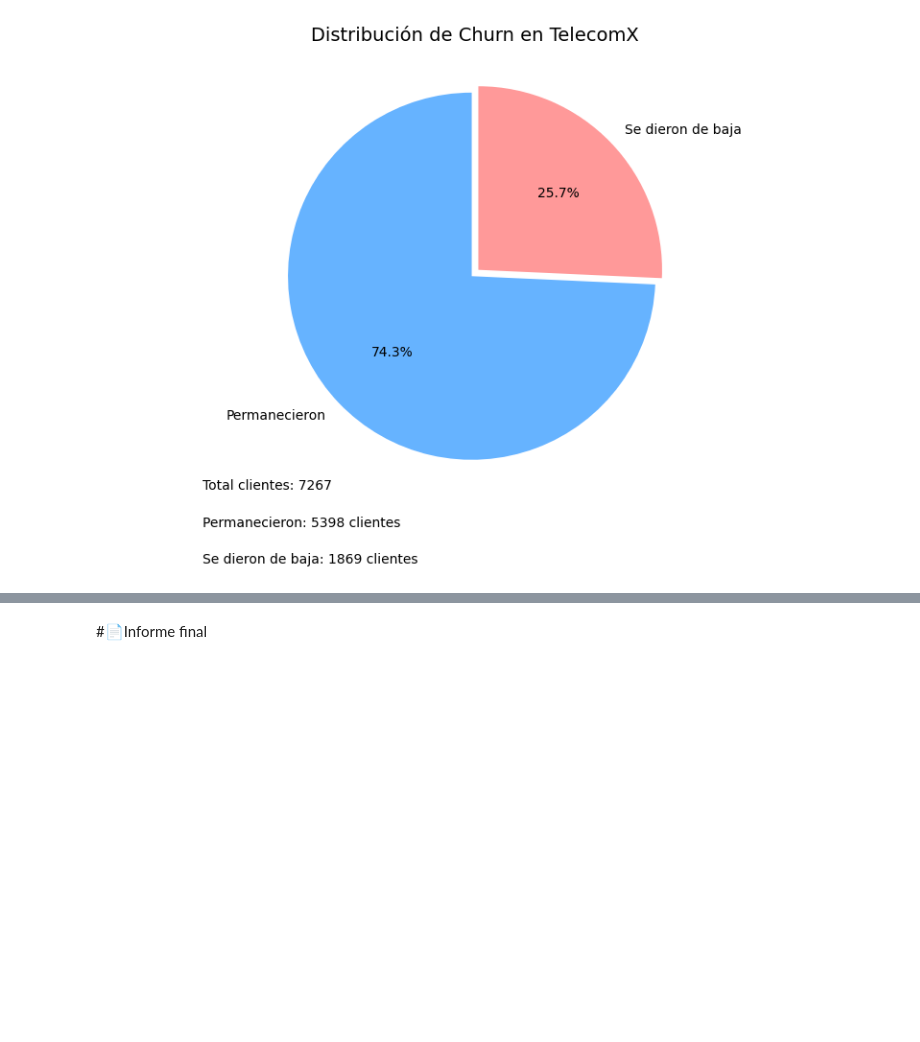
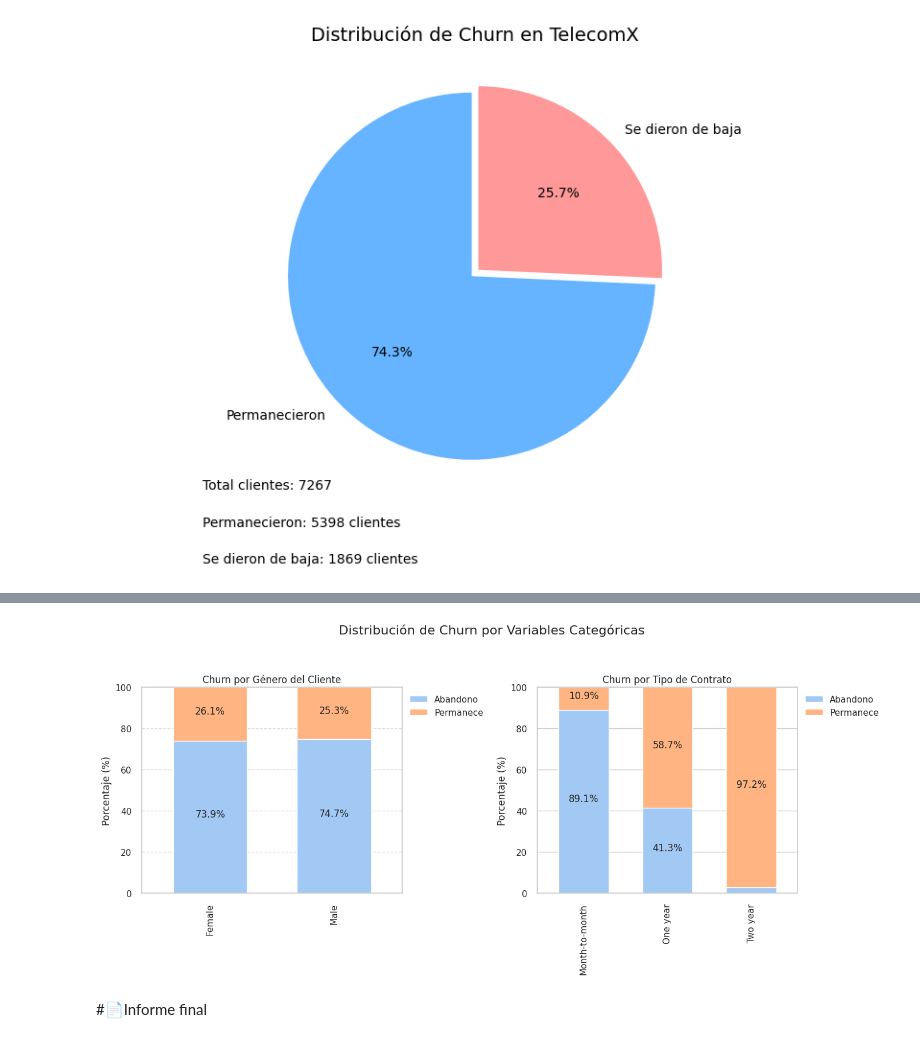
Before and after one commit to Sebas1020h/Challenge-TelecomX-pt-1, a Jupyter notebook: TelecomX_LATAM.ipynb, the cells around one changed output, grey strips where cells are left out. Drawn from its saved outputs; the diff is of its cells as text; code cells hidden in the pictures; blank space fills up the shorter version.

```diff
--- a/TelecomX_LATAM.ipynb
+++ b/TelecomX_LATAM.ipynb
@@ -319,3 +340,61 @@ OSError: 'seaborn' is not a valid package style, path of style file, URL of styl
+# %%
+plt.style.use('seaborn-v0_8')
+sns.set_theme(style="whitegrid")
+sns.set_palette("pastel")
+
+# Datos (ejemplo - ajustar con tus datos reales)
+gender_data = {
+    'Female': {'Churn': 73.9, 'Retained': 26.1},
+    'Male': {'Churn': 74.7, 'Retained': 25.3}
+}
+
+contract_data = {
+    'Month-to-month': {'Churn': 89.1, 'Retained': 10.9},
+    'One year': {'Churn': 41.3, 'Retained': 58.7},
+    'Two year': {'Churn': 2.8, 'Retained': 97.2}
+}
+
+# Crear figura
+fig, (ax1, ax2) = plt.subplots(1, 2, figsize=(14, 6))
+fig.suptitle('Distribución de Churn por Variables Categóricas', fontsize=16, y=1.05)
+
+# Gráfico 1: Género
+gender_df = pd.DataFrame(gender_data).T
+gender_df.plot(kind='bar', stacked=True, ax=ax1, width=0.6)
+ax1.set_title('Churn por Género del Cliente')
+ax1.set_ylabel('Porcentaje (%)')
+ax1.set_ylim(0, 100)
+ax1.legend(['Abandono', 'Permanece'], bbox_to_anchor=(1, 1))
+ax1.grid(axis='y', linestyle='--', alpha=0.7)
+
+# Añadir etiquetas de valor
+for p in ax1.patches:
+    width, height = p.get_width(), p.get_height()
+    x, y = p.get_xy()
+    if height > 5:  # Solo mostrar etiquetas para valores >5% para evitar superposición
+        ax1.annotate(f'{height:.1f}%', (x + width/2, y + height/2), ha='center')
+
+# Gráfico 2: Tipo de contrato
+contract_df = pd.DataFrame(contract_data).T
+contract_df.plot(kind='bar', stacked=True, ax=ax2, width=0.6)
+ax2.set_title('Churn por Tipo de Contrato')
+ax2.set_ylabel('Porcentaje (%)')
+ax2.set_ylim(0, 100)
+ax2.legend(['Abandono', 'Permanece'], bbox_to_anchor=(1, 1))
+ax2.grid(axis='y', linestyle='--', alpha=0.7)
+
+# Añadir etiquetas de valor
+for p in ax2.patches:
+    width, height = p.get_width(), p.get_height()
+    x, y = p.get_xy()
+    if height > 5:
+        ax2.annotate(f'{height:.1f}%', (x + width/2, y + height/2), ha='center')
+
+# Ajustes finales
+plt.tight_layout()
+plt.show()
+# %% [output]
+[figure, added]
 # %% [markdown]
 #📄Informe final
 # %%
```
Also changed, not shown: parts of 3 cells of this notebook.
